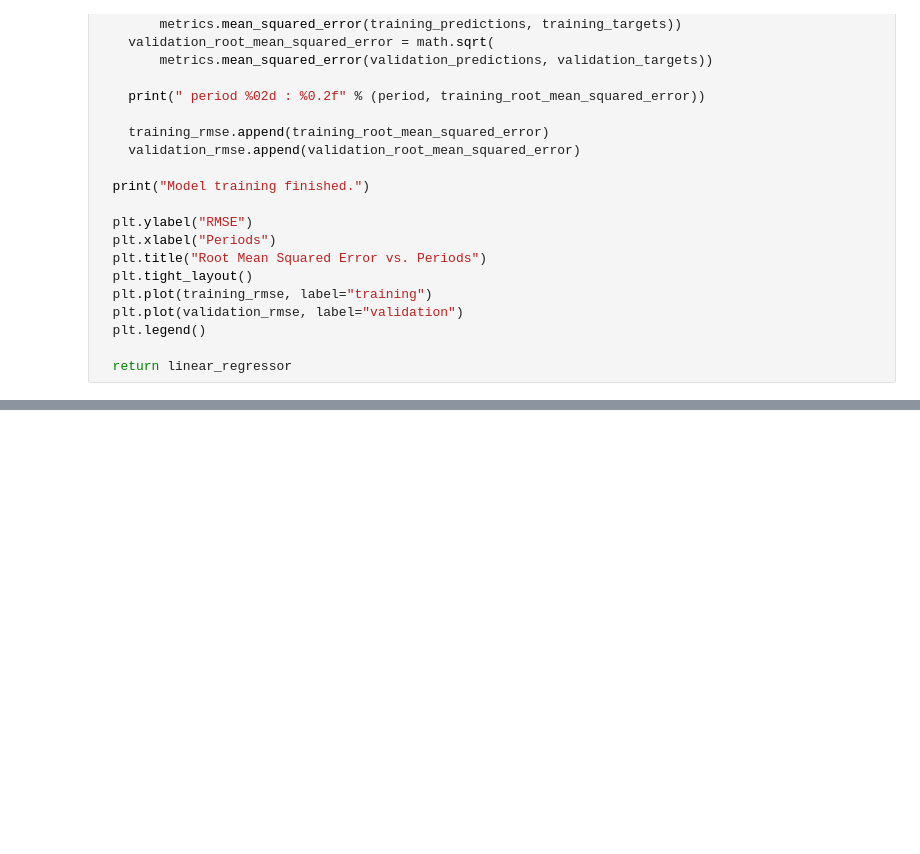
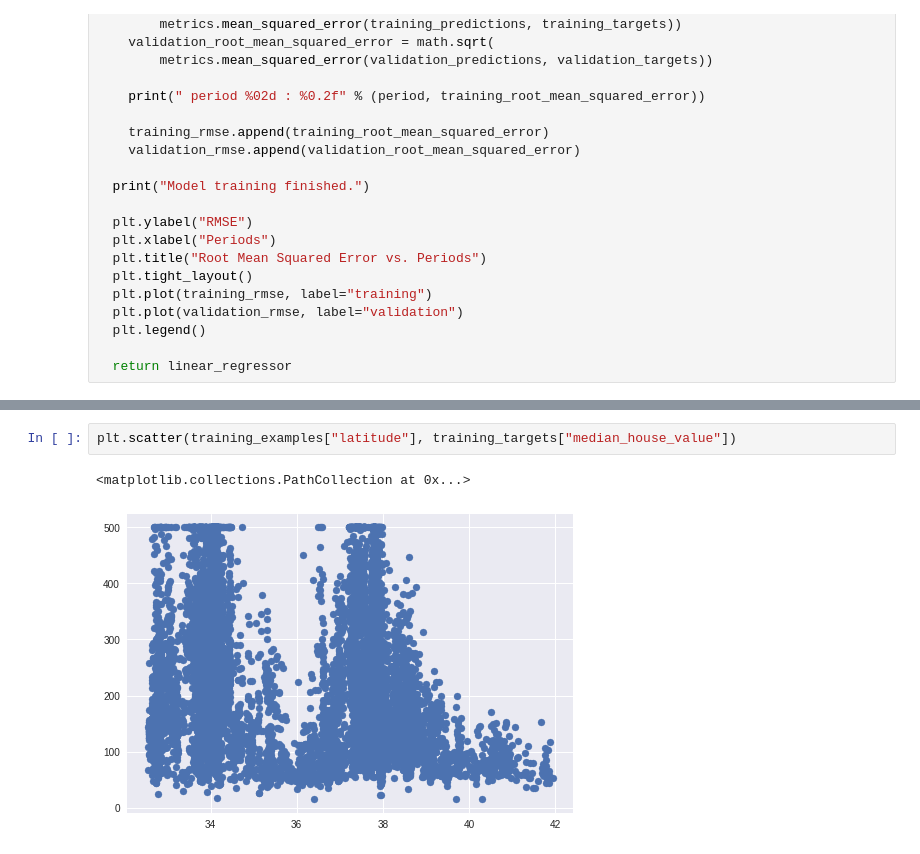
Before and after one commit to thispassing/colaboratory, a Jupyter notebook: oct_14_feature_sets_study.ipynb, the cells around one changed output, grey strips where cells are left out. Cells and saved outputs as stored; diff of their text form; blank space fills up the shorter version.

```diff
--- a/oct_14_feature_sets_study.ipynb
+++ b/oct_14_feature_sets_study.ipynb
@@ -221,0 +214,5 @@ Model training finished.
+# %%
+plt.scatter(training_examples["latitude"], training_targets["median_house_value"])
+# %% [output]
+<matplotlib.collections.PathCollection at 0x...>
+[figure, added]
```
Also changed, not shown: parts of 3 cells of this notebook.
